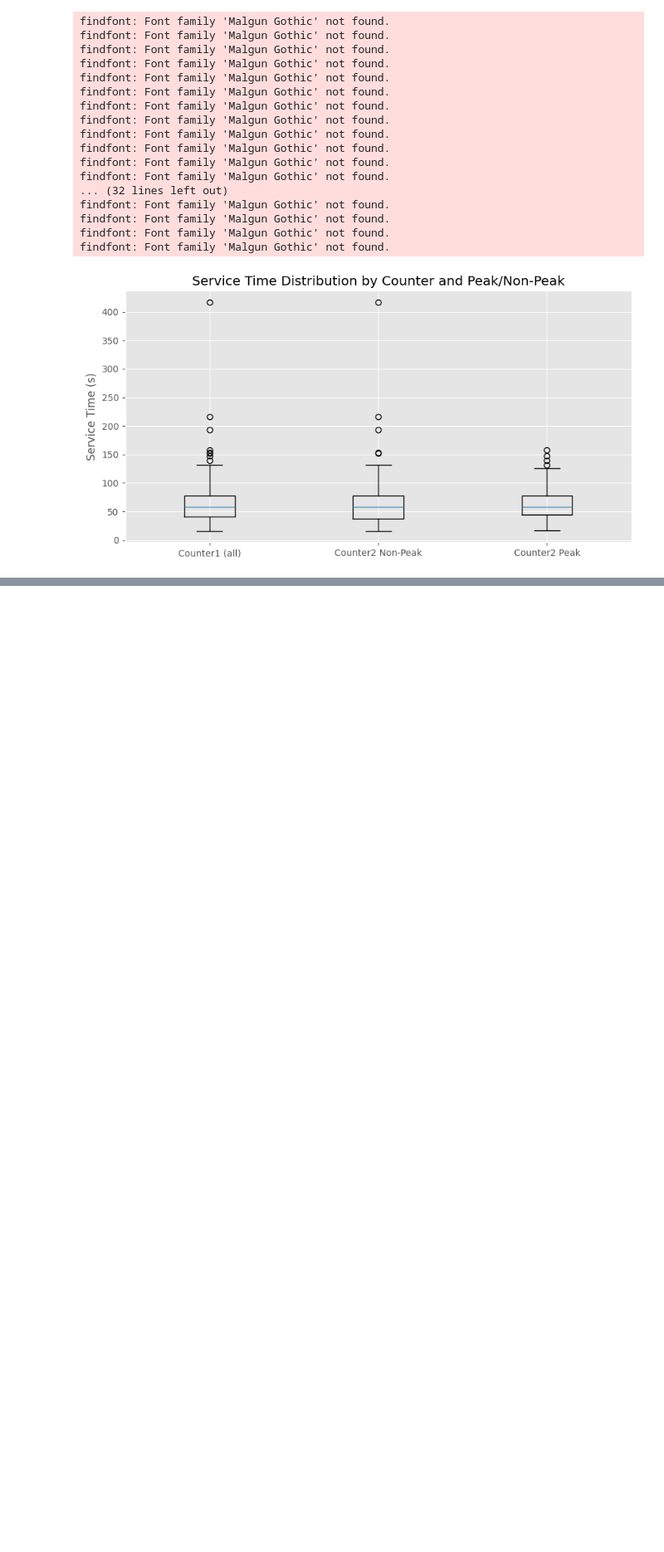
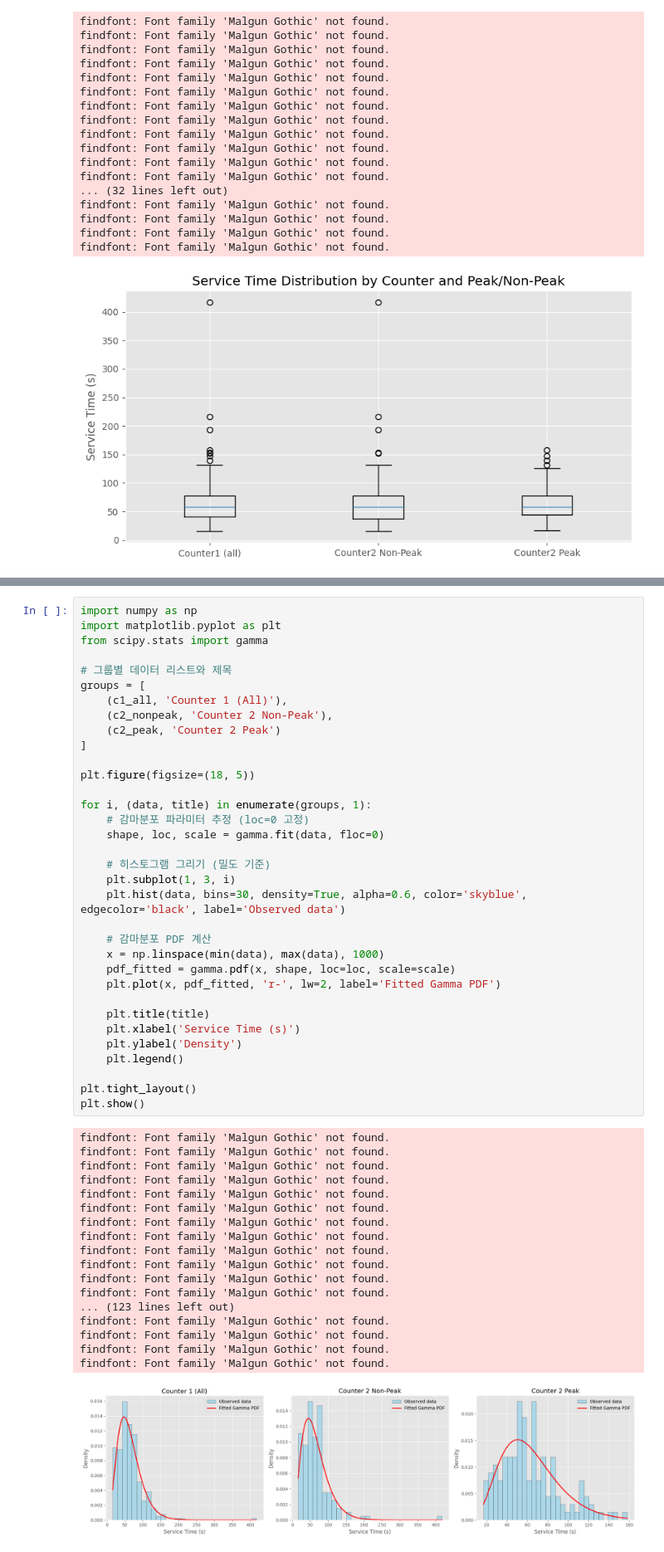
Before and after one commit to minsu-dev/Simulation-, a Jupyter notebook: 데이터 시각화.ipynb, the cells around one changed output, grey strips where cells are left out. Shown: that part at 83% size. Saved outputs shown, nothing was run; the diff lists cells and outputs as text; blank space fills up the shorter version.

```diff
--- a/데이터 시각화.ipynb
+++ b/데이터 시각화.ipynb
@@ -701,0 +745,53 @@ findfont: Font family 'Malgun Gothic' not found.
+# %%
+import numpy as np
+import matplotlib.pyplot as plt
+from scipy.stats import gamma
+
+# 그룹별 데이터 리스트와 제목
+groups = [
+    (c1_all, 'Counter 1 (All)'),
+    (c2_nonpeak, 'Counter 2 Non-Peak'),
+    (c2_peak, 'Counter 2 Peak')
+]
+
+plt.figure(figsize=(18, 5))
+
+for i, (data, title) in enumerate(groups, 1):
+    # 감마분포 파라미터 추정 (loc=0 고정)
+    shape, loc, scale = gamma.fit(data, floc=0)
+
+    # 히스토그램 그리기 (밀도 기준)
+    plt.subplot(1, 3, i)
+    plt.hist(data, bins=30, density=True, alpha=0.6, color='skyblue', edgecolor='black', label='Observed data')
+
+    # 감마분포 PDF 계산
+    x = np.linspace(min(data), max(data), 1000)
+    pdf_fitted = gamma.pdf(x, shape, loc=loc, scale=scale)
+    plt.plot(x, pdf_fitted, 'r-', lw=2, label='Fitted Gamma PDF')
+
+    plt.title(title)
+    plt.xlabel('Service Time (s)')
+    plt.ylabel('Density')
+    plt.legend()
+
+plt.tight_layout()
+plt.show()
+# %% [output]
+findfont: Font family 'Malgun Gothic' not found.
+findfont: Font family 'Malgun Gothic' not found.
+findfont: Font family 'Malgun Gothic' not found.
+findfont: Font family 'Malgun Gothic' not found.
+findfont: Font family 'Malgun Gothic' not found.
+findfont: Font family 'Malgun Gothic' not found.
+findfont: Font family 'Malgun Gothic' not found.
+findfont: Font family 'Malgun Gothic' not found.
+findfont: Font family 'Malgun Gothic' not found.
+findfont: Font family 'Malgun Gothic' not found.
+findfont: Font family 'Malgun Gothic' not found.
+findfont: Font family 'Malgun Gothic' not found.
+... (123 lines left out)
+findfont: Font family 'Malgun Gothic' not found.
+findfont: Font family 'Malgun Gothic' not found.
+findfont: Font family 'Malgun Gothic' not found.
+findfont: Font family 'Malgun Gothic' not found.
+[figure, added]
```
Also changed, not shown: parts of 1 cell of this notebook.
